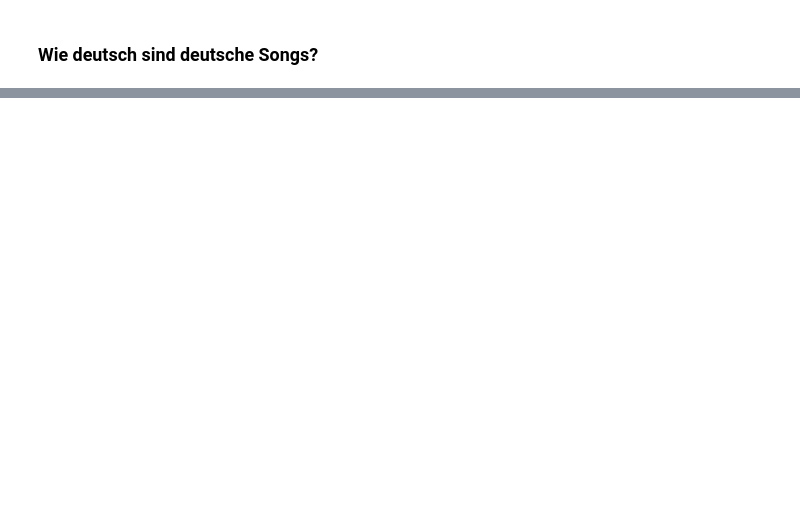
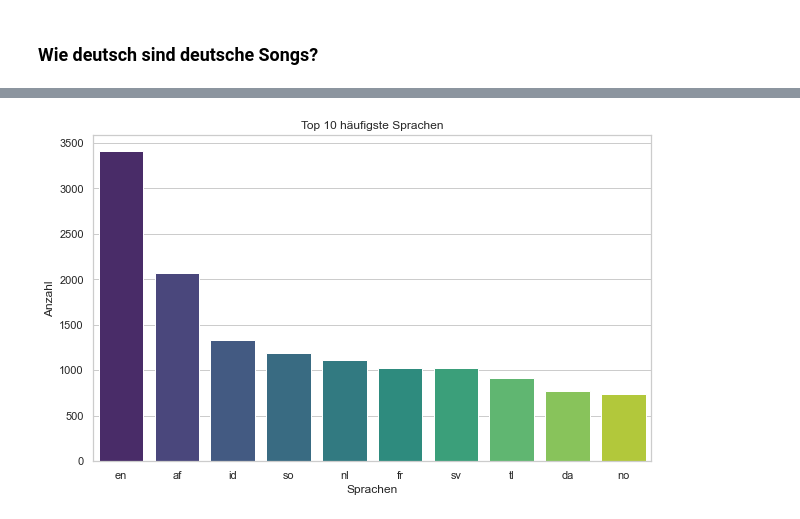
Before and after one commit to Richard-Sieg-TH-Koln/statistik-2-team-3, a Jupyter notebook: notebooks/spracherkennung.ipynb, the cells around one changed output, grey strips where cells are left out. Cells and saved outputs as stored; diff of their text form; code cells hidden in the pictures; blank space fills up the shorter version.

```diff
--- a/notebooks/spracherkennung.ipynb
+++ b/notebooks/spracherkennung.ipynb
@@ -2,0 +16,9 @@
+# %%
+df = pd.read_csv("../data/songs_complete_final.csv")
+# %%
+# deutsches Modell
+nlp_de = spacy.load("de_core_news_md")
+words_de = set(nlp_de.vocab.strings)
+
+def get_lang_detector_de(nlp, name):
+    return LanguageDetector()
@@ -2,0 +41,6 @@
+# %%
+Language.factory("language_detector_de", func=get_lang_detector_de)
+Language.factory("language_detector_en", func=get_lang_detector_en)
+
+nlp_de.add_pipe('language_detector_de', last=True)
+nlp_en.add_pipe('language_detector_en', last=True)
@@ -2,0 +102,2 @@
+# %%
+non_ger_df = pd.DataFrame(non_ger_results)
@@ -2,0 +127,16 @@
+# %%
+import seaborn as sns
+import matplotlib.pyplot as plt
+
+# Zählen der häufigsten Sprachen pro Genre
+top_languages = non_ger_df['languages'].explode().value_counts().nlargest(10)
+
+# Visualisierung
+plt.figure(figsize=(10, 6))
+sns.barplot(x=top_languages.index, y=top_languages.values, palette='viridis')
+plt.title('Top 10 häufigste Sprachen')
+plt.xlabel('Sprachen')
+plt.ylabel('Anzahl')
+plt.show()
+# %% [output]
+[figure, added]
```
Also changed, not shown: parts of 28 cells of this notebook, 2 other files.
